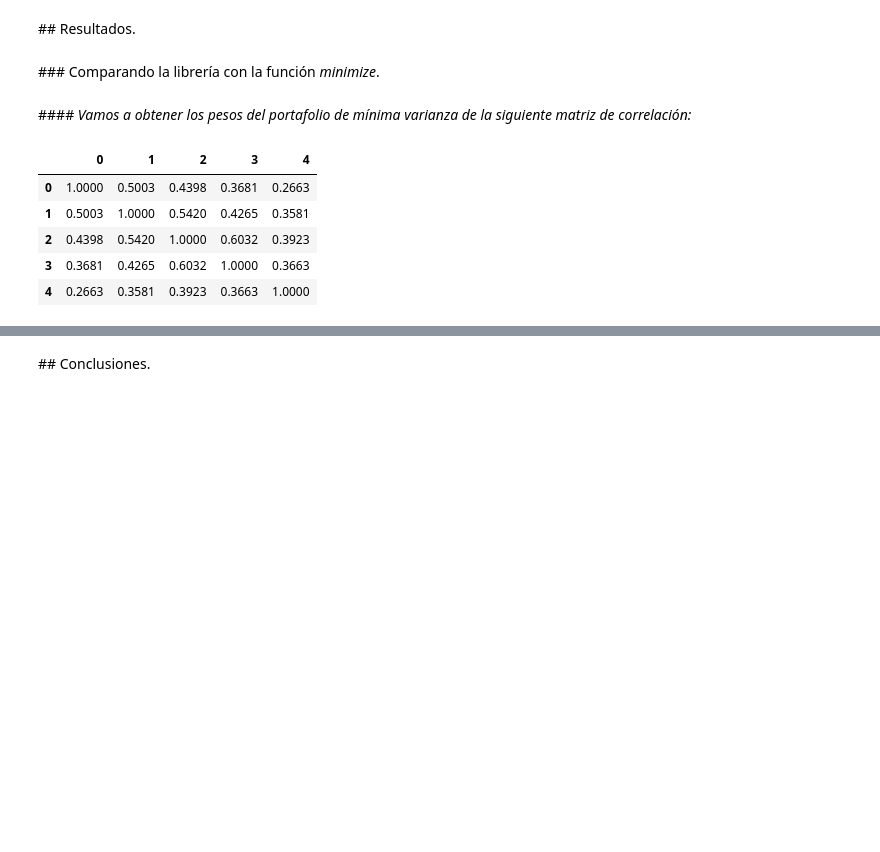
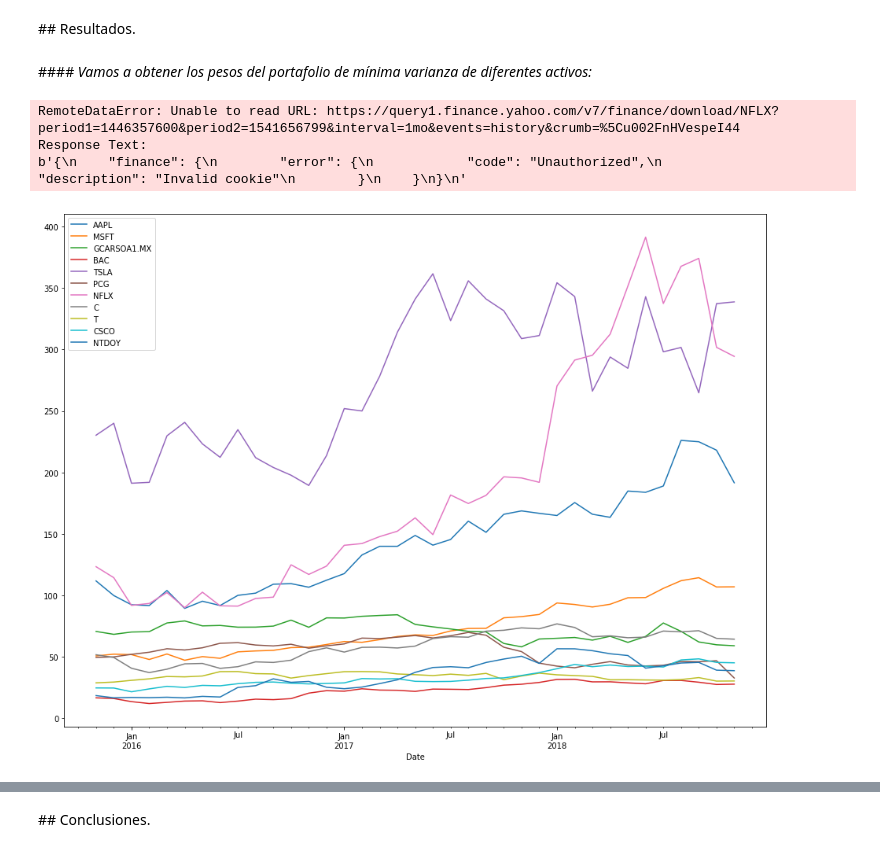
Before and after one commit to oscaralfonso17/proyecto_portafolios, a Jupyter notebook: ProyectoFinal_EnriquezF_RamirezJ_FloresO.ipynb, the cells around one changed output, grey strips where cells are left out. Cells and saved outputs as stored; diff of their text form; code cells hidden in the pictures; blank space fills up the shorter version.

```diff
--- a/ProyectoFinal_EnriquezF_RamirezJ_FloresO.ipynb
+++ b/ProyectoFinal_EnriquezF_RamirezJ_FloresO.ipynb
@@ -78,4 +78,21 @@ FILE
     /Users/oscaralfonso/anaconda3/lib/python3.6/site-packages/cvxopt/solvers.py
 # %% [markdown]
 ## Solución del problema: Creación de la librería.
+# %%
+def get_closes(tickers, start_date=None, end_date=None, freq=None):
+    # Fecha inicio por defecto (start_date='2010-01-01') y fecha fin por defecto (end_date=today)
+    # Frecuencia de muestreo por defecto (freq='d')
+    # Importamos paquetes necesarios
+    import pandas as pd
+    pd.core.common.is_list_like = pd.api.types.is_list_like
+    import pandas_datareader.data as web
+    # Creamos DataFrame vacío de precios, con el índice de las fechas
+    closes = pd.DataFrame(columns = tickers, index=web.YahooDailyReader(symbols=tickers[0], start=start_date, end=end_date, interval=freq).read().index)
+    # Agregamos cada uno de los precios con YahooDailyReader
+    for ticker in tickers:
+        df = web.YahooDailyReader(symbols=ticker, start=start_date, end=end_date, interval=freq).read()
+        closes[ticker]=df['Adj Close']
+    closes.index_name = 'Date'
+    closes = closes.sort_index()
+    return closes
 # %%
@@ -195,24 +175,23 @@ Optimal solution found.
 # %% [markdown]
 ## Resultados.
-# %% [markdown]
-### Comparando la librería con la función *minimize*.
 # %% [markdown]
-#### *Vamos a obtener los pesos del portafolio de mínima varianza de la siguiente matriz de correlación:*
+#### *Vamos a obtener los pesos del portafolio de mínima varianza de diferentes activos:*
-# %%
-import pandas as pd
-import numpy as np
-rf = 0.05
-corr = pd.DataFrame(data= np.array([[1.0000, 0.5003, 0.4398, 0.3681, 0.2663],
-                                    [0.5003, 1.0000, 0.5420, 0.4265, 0.3581],
-                                    [0.4398, 0.5420, 1.0000, 0.6032, 0.3923],
-                                    [0.3681, 0.4265, 0.6032, 1.0000, 0.3663],
-                                    [0.2663, 0.3581, 0.3923, 0.3663, 1.0000]]))
-data_num = len(corr.index)
-corr.round(4)
-# %% [output]
-|  | 0 | 1 | 2 | 3 | 4 |
-| 0 | 1.0000 | 0.5003 | 0.4398 | 0.3681 | 0.2663 |
-| 1 | 0.5003 | 1.0000 | 0.5420 | 0.4265 | 0.3581 |
-| 2 | 0.4398 | 0.5420 | 1.0000 | 0.6032 | 0.3923 |
-| 3 | 0.3681 | 0.4265 | 0.6032 | 1.0000 | 0.3663 |
-| 4 | 0.2663 | 0.3581 | 0.3923 | 0.3663 | 1.0000 |
+# %%
+# Importar datos
+names = ['AAPL','MSFT','GCARSOA1.MX','BAC','TSLA','PCG','NFLX','C','T','CSCO','NTDOY','FB','TWTR','SNAP','WMT']
+start_date = '2015-11-01'
+end_date = '2018-11-07'
+rf = 0.0312/12 #tasa libre de riesgo de EEUU a 10 años... /12 porque vamos a bajar datos mensuales.
+# %%
+# Precios mensuales
+monthly_closes = get_closes(names, start_date=start_date, end_date=end_date, freq='m')
+monthly_closes
+# %% [output]
+RemoteDataError: Unable to read URL: https://query1.finance.yahoo.com/v7/finance/download/NFLX?period1=1446357600&period2=1541656799&interval=1mo&events=history&crumb=%5Cu002FnHVespeI44
+Response Text:
+b'{\n    "finance": {\n        "error": {\n            "code": "Unauthorized",\n            "description": "Invalid cookie"\n        }\n    }\n}\n'
+# %%
+# Gráfico
+monthly_closes.plot(figsize=(16,12));
+# %% [output]
+[figure, added]
```
Also changed, not shown: parts of 35 cells of this notebook.
